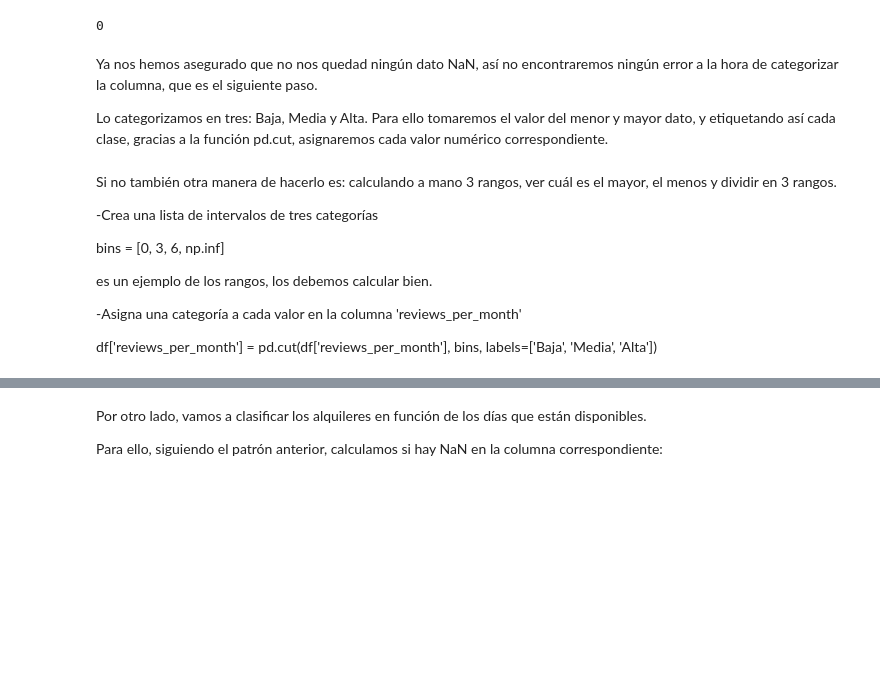
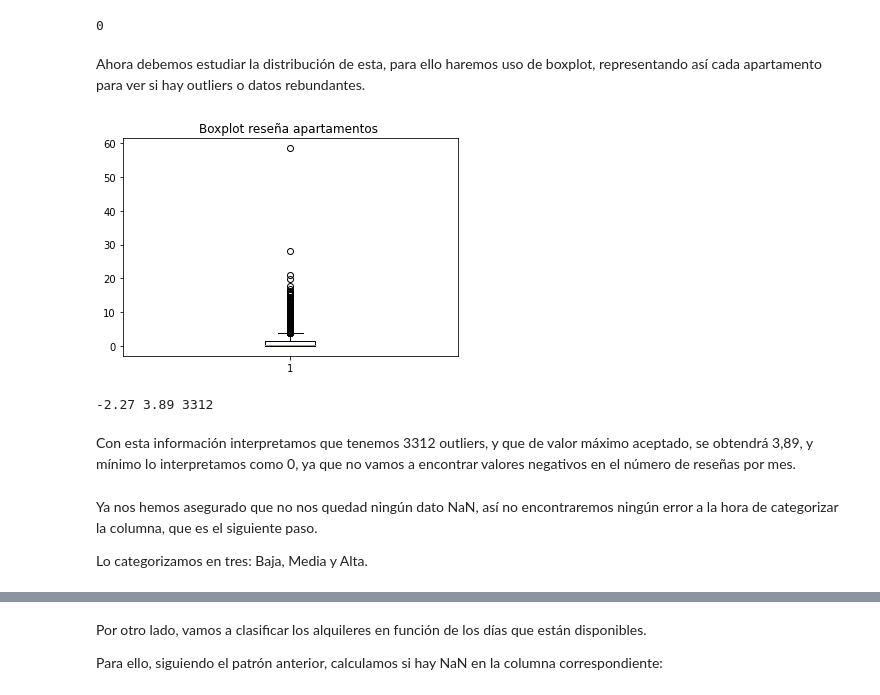
Before and after one commit to amayasarasacolina/MineriaL1P1, a Jupyter notebook: L1P1_opcion2.ipynb, the cells around one changed output, grey strips where cells are left out. Cells and saved outputs as stored; diff of their text form; code cells hidden in the pictures; blank space fills up the shorter version.

```diff
--- a/L1P1_opcion2.ipynb
+++ b/L1P1_opcion2.ipynb
@@ -106,21 +109,29 @@ reviews_per_month_nan = df['reviews_per_month'].isna().sum()
 print(reviews_per_month_nan)
 # %% [output]
 0
+# %% [markdown]
+Ahora debemos estudiar la distribución de esta, para ello haremos uso de boxplot, representando así cada apartamento para ver si hay outliers o datos rebundantes.
+# %%
+import matplotlib.pyplot as plt
+boxplot_reviews=df['reviews_per_month']
+plt.boxplot(boxplot_reviews)
+plt.title('Boxplot reseña apartamentos ')
+plt.show()
+# %% [output]
+[figure, added]
+# %%
+from matplotlib.cbook import boxplot_stats
+stats = boxplot_stats(boxplot_reviews)
+stats = stats[0]
+outliers = stats['fliers']
+min = stats['q1']-1.5*stats['iqr']
+max = stats['q3']+1.5*stats['iqr']
+print(min, max, len(outliers))
+# %% [output]
+-2.27 3.89 3312
+# %% [markdown]
+Con esta información interpretamos que tenemos 3312 outliers, y que de valor máximo aceptado, se obtendrá 3,89, y mínimo lo interpretamos como 0, ya que no vamos a encontrar valores negativos en el número de reseñas por mes.
 # %% [markdown]
 Ya nos hemos asegurado que no nos quedad ningún dato NaN, así no encontraremos ningún error a la hora de categorizar la columna, que es el siguiente paso.
 
-Lo categorizamos en tres: Baja, Media y Alta. Para ello tomaremos el valor del menor y mayor dato, y etiquetando así cada clase, gracias a la función pd.cut, asignaremos cada valor numérico correspondiente.
+Lo categorizamos en tres: Baja, Media y Alta.
-# %% [markdown]
-Si no también otra manera de hacerlo es:
-calculando a mano 3 rangos, ver cuál es el mayor, el menos y dividir en 3 rangos.
-
-
--Crea una lista de intervalos de tres categorías
-
-bins = [0, 3, 6, np.inf]
-
-es un ejemplo de los rangos, los debemos calcular bien.
-
--Asigna una categoría a cada valor en la columna 'reviews_per_month'
-
-df['reviews_per_month'] = pd.cut(df['reviews_per_month'], bins, labels=['Baja', 'Media', 'Alta'])
```
Also changed, not shown: parts of 135 cells of this notebook.
